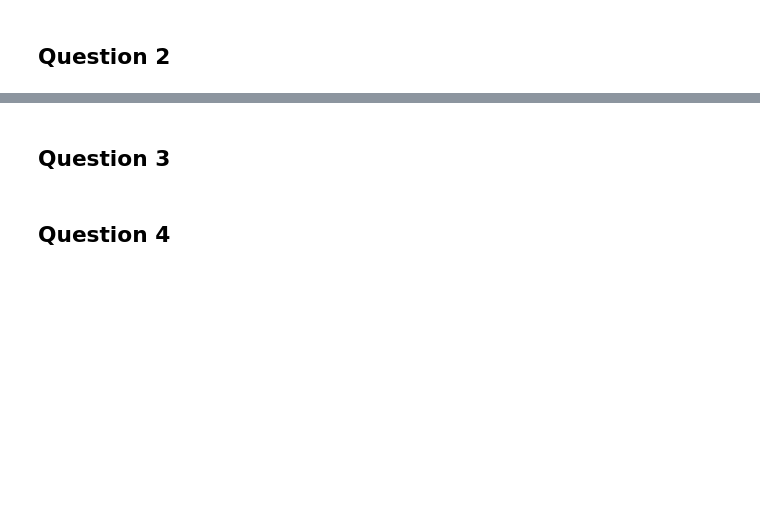
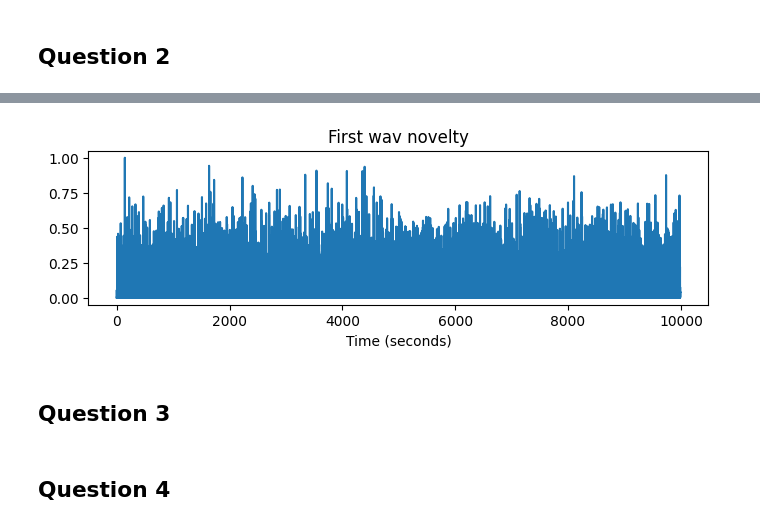
Before and after one commit to FranciscoMessina00/HomeworkCMRM2023, a Jupyter notebook: Homework_1.ipynb, the cells around one changed output, grey strips where cells are left out. Cells and saved outputs as stored; diff of their text form; code cells hidden in the pictures; blank space fills up the shorter version.

```diff
--- a/Homework_1.ipynb
+++ b/Homework_1.ipynb
@@ -138,8 +164,14 @@ def compute_local_average(x, M):
         local_average: Local average signal
     """
 
-    ...
+    L = len(x)
 
+    local_average = np.zeros(L)
+
+    for n in range(L):
+        a = max(n - M, 0)
+        b = min(n + M + 1, L)
+        local_average[n] = np.sum(x[a:b]) * (1 / (2*M + 1))
     return local_average
 
 # Compute the principal argument
@@ -153,8 +185,7 @@ def principal_argument(x):
         y: Principal value of x
     """
 
-    ...
-
+    y = np.remainder(x + 0.5, 1) - 0.5
     return y
 
 # Compute the Phase-Based Novelty function
@@ -176,32 +207,48 @@ def compute_phase_novelty(x, Fs=1, N=1024, H=64, M=40, norm=True, plot=False):
     """
 
     # Compute the STFT
-
+    X = librosa.stft(x, n_fft=N, hop_length=H, win_length=N, window='hann')
 
     # Compute the novelty rate
-
+    Fs_nov = Fs/H
 
     # Extract the phase and use principal_argument
-
-
+    phase = np.angle(X)/(2*np.pi)
+    # first derivative
+    phase_d_1 = np.diff(phase, axis=1)
+    phase_d_1 = principal_argument(phase_d_1)
+    # second derivative
+    phase_d_2 = np.diff(phase_d_1, axis=1)
+    phase_d_2 = principal_argument(phase_d_2)
     # Accumulation over frequency axis
 
-
+    nov = np.sum(phase_d_2, axis=0)
     # Local average subtraction and half-wave rectification
     if M > 0:
+      local_average = compute_local_average(nov, M)
 
+      nov = nov - local_average
 
+    nov[nov < 0] = 0
+    # nov = np.concatenate((nov, np.array([0, 0])))
     # Normalization
     if norm:
-
+      nov = nov / np.max(nov)
 
     # Plot
     if plot:
-
+      plt.figure(figsize=(8, 2))
+      plt.title('First wav novelty')
+      plt.xlabel('Time (seconds)')
+      plt.plot(nov)
+      plt.show()
 
     return nov, Fs_nov
 # %%
 # Test the novelty function on the first wav in the train set
+nov, Fs_nov = compute_phase_novelty(audio_train[0], Fs=22050, N=1024, H=64, M=40, norm=True, plot=True)
+# %% [output]
+[figure, added]
 # %% [markdown]
 ## Question 3
 # %%
```
Also changed, not shown: parts of 8 cells of this notebook.
